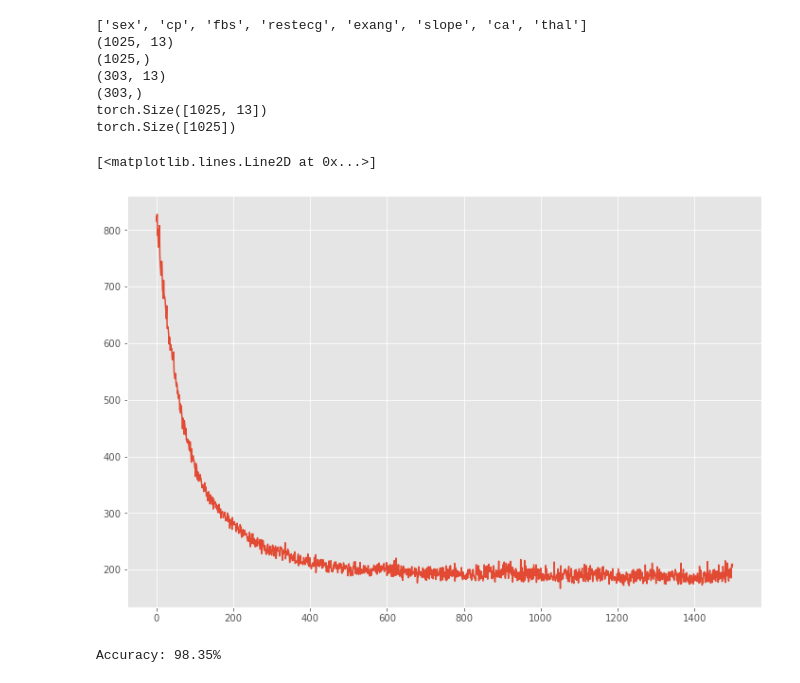
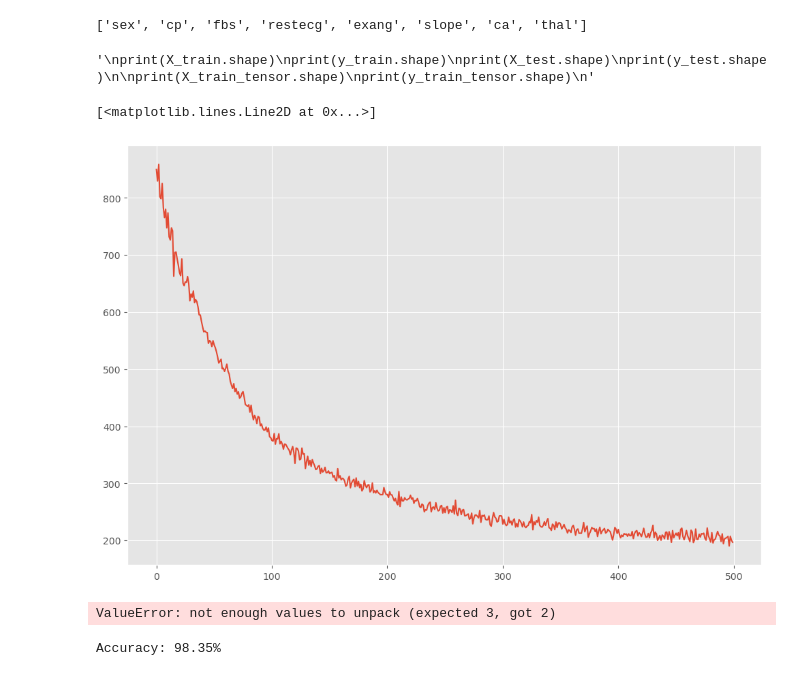
Before and after one commit to Frederik12345678/MBML-Water_quality, a Jupyter notebook: GP+LinReg.ipynb, the cells around one changed output. Saved outputs shown, nothing was run; the diff lists cells and outputs as text; code cells hidden in the pictures.

```diff
--- a/GP+LinReg.ipynb
+++ b/GP+LinReg.ipynb
@@ -172,6 +173,8 @@ X_test_tensor = torch.tensor(X_test, dtype=torch.float)
 y_test_tensor = torch.tensor(y_test).float()
 #print(y_train_tensor)
 
+
+'''
 print(X_train.shape)
 print(y_train.shape)
 print(X_test.shape)
@@ -179,43 +182,41 @@ print(y_test.shape)
 
 print(X_train_tensor.shape)
 print(y_train_tensor.shape)
+'''
 # %% [output]
 ['sex', 'cp', 'fbs', 'restecg', 'exang', 'slope', 'ca', 'thal']
-(1025, 13)
-(1025,)
-(303, 13)
-(303,)
-torch.Size([1025, 13])
-torch.Size([1025])
+'\nprint(X_train.shape)\nprint(y_train.shape)\nprint(X_test.shape)\nprint(y_test.shape)\n\nprint(X_train_tensor.shape)\nprint(y_train_tensor.shape)\n'
 # %%
 
 # initialize the kernel, likelihood, and model
 pyro.clear_param_store()
 #kernel = gp.kernels.RBF(input_dim=13, lengthscale=torch.ones(13)) # 96.37% accuracy
 kernel = gp.kernels.Matern32(input_dim=13, lengthscale=torch.ones(13)) # 99.01% accuracy
 likelihood = gp.likelihoods.Binary()
 
 # turn on "whiten" flag for more stable optimization
 #vsgp = VariationalGP(X_train_tensor.reshape(-1, 13), y_train_tensor.reshape(-1), kernel, likelihood=likelihood, whiten=True, jitter=1e-6)
+
 model = gp.models.VariationalGP(
     X_train_tensor,
     y_train_tensor,
     kernel,
     likelihood=likelihood,
     whiten=True,
     jitter=1e-03,
     latent_shape=torch.Size([]),
 )
+
 # instead of defining our own training loop, we will
 # use the built-in support provided by the GP module
-num_steps = 1500
+num_steps = 500
 #losses = gp.util.train(vsgp, num_steps=num_steps)
 losses = gp.util.train(model, num_steps=num_steps)
 #plt.plot(losses);
 #jitter = 1e-6
 #Lff = torch.cholesky(Kff + jitter * torch.eye(Kff.shape[0]))¨
 
 plt.plot(losses)
 # %% [output]
 [<matplotlib.lines.Line2D at 0x...>]
-[figure, old version]
+[figure, new version]
@@ -224,3 +223,8 @@ print("beta", model.beta_lin)
+# %%
+output, cov, beta_lin = model.forward(X_test_tensor)
+print("Beta:", beta_lin.item())  # Printing the value of beta_lin
+# %% [output]
+ValueError: not enough values to unpack (expected 3, got 2)
 # %%
 #mean, var = model(X_train_tensor)
 #y_hat = model.likelihood(mean, var)
```
Also changed, not shown: parts of 2 cells of this notebook, 1 other file.
